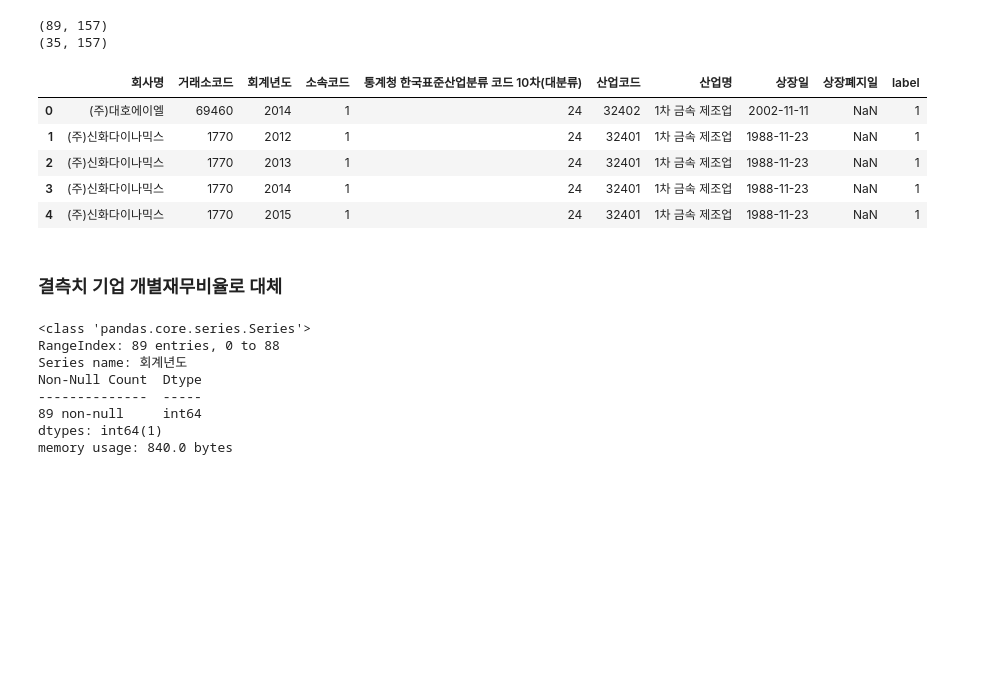
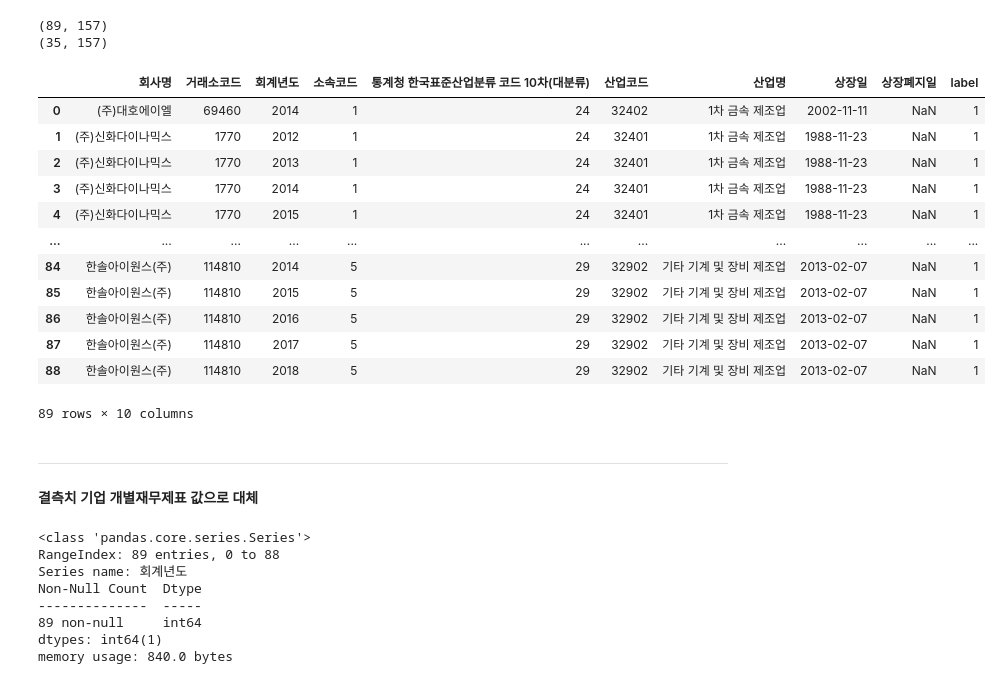
Before and after one commit to po5412409/Accounting-Fraud, a Jupyter notebook: 02.데이터전처리/재무비율전처리.ipynb, the cells around one changed output. Cells and saved outputs as stored; diff of their text form; code cells hidden in the pictures; blank space fills up the shorter version.

```diff
--- a/02.데이터전처리/재무비율전처리.ipynb
+++ b/02.데이터전처리/재무비율전처리.ipynb
@@ -61,19 +54,27 @@ print(empty_rows.drop_duplicates('회사명').shape)
 # %%
 # 결측치 기업들 feature 컬럼 제외
 df = empty_rows.iloc[:, :9]
 df['label'] = empty_rows['label']
 
 df.reset_index(drop=True, inplace=True)
-df.head()
+df
 # %% [output]
 |  | 회사명 | 거래소코드 | 회계년도 | 소속코드 | 통계청 한국표준산업분류 코드 10차(대분류) | 산업코드 | 산업명 | 상장일 | 상장폐지일 | label |
 | 0 | (주)대호에이엘 | 69460 | 2014 | 1 | 24 | 32402 | 1차 금속 제조업 | 2002-11-11 | NaN | 1 |
 | 1 | (주)신화다이나믹스 | 1770 | 2012 | 1 | 24 | 32401 | 1차 금속 제조업 | 1988-11-23 | NaN | 1 |
 | 2 | (주)신화다이나믹스 | 1770 | 2013 | 1 | 24 | 32401 | 1차 금속 제조업 | 1988-11-23 | NaN | 1 |
 | 3 | (주)신화다이나믹스 | 1770 | 2014 | 1 | 24 | 32401 | 1차 금속 제조업 | 1988-11-23 | NaN | 1 |
 | 4 | (주)신화다이나믹스 | 1770 | 2015 | 1 | 24 | 32401 | 1차 금속 제조업 | 1988-11-23 | NaN | 1 |
+| ... | ... | ... | ... | ... | ... | ... | ... | ... | ... | ... |
+| 84 | 한솔아이원스(주) | 114810 | 2014 | 5 | 29 | 32902 | 기타 기계 및 장비 제조업 | 2013-02-07 | NaN | 1 |
+| 85 | 한솔아이원스(주) | 114810 | 2015 | 5 | 29 | 32902 | 기타 기계 및 장비 제조업 | 2013-02-07 | NaN | 1 |
+| 86 | 한솔아이원스(주) | 114810 | 2016 | 5 | 29 | 32902 | 기타 기계 및 장비 제조업 | 2013-02-07 | NaN | 1 |
+| 87 | 한솔아이원스(주) | 114810 | 2017 | 5 | 29 | 32902 | 기타 기계 및 장비 제조업 | 2013-02-07 | NaN | 1 |
+| 88 | 한솔아이원스(주) | 114810 | 2018 | 5 | 29 | 32902 | 기타 기계 및 장비 제조업 | 2013-02-07 | NaN | 1 |
+89 rows × 10 columns
 # %% [markdown]
-### 결측치 기업 개별재무비율로 대체
+---
+#### 결측치 기업 개별재무제표 값으로 대체
 # %%
 df['회계년도'].info()
 # %% [output]
```
Also changed, not shown: parts of 36 cells of this notebook, 10 other files.
